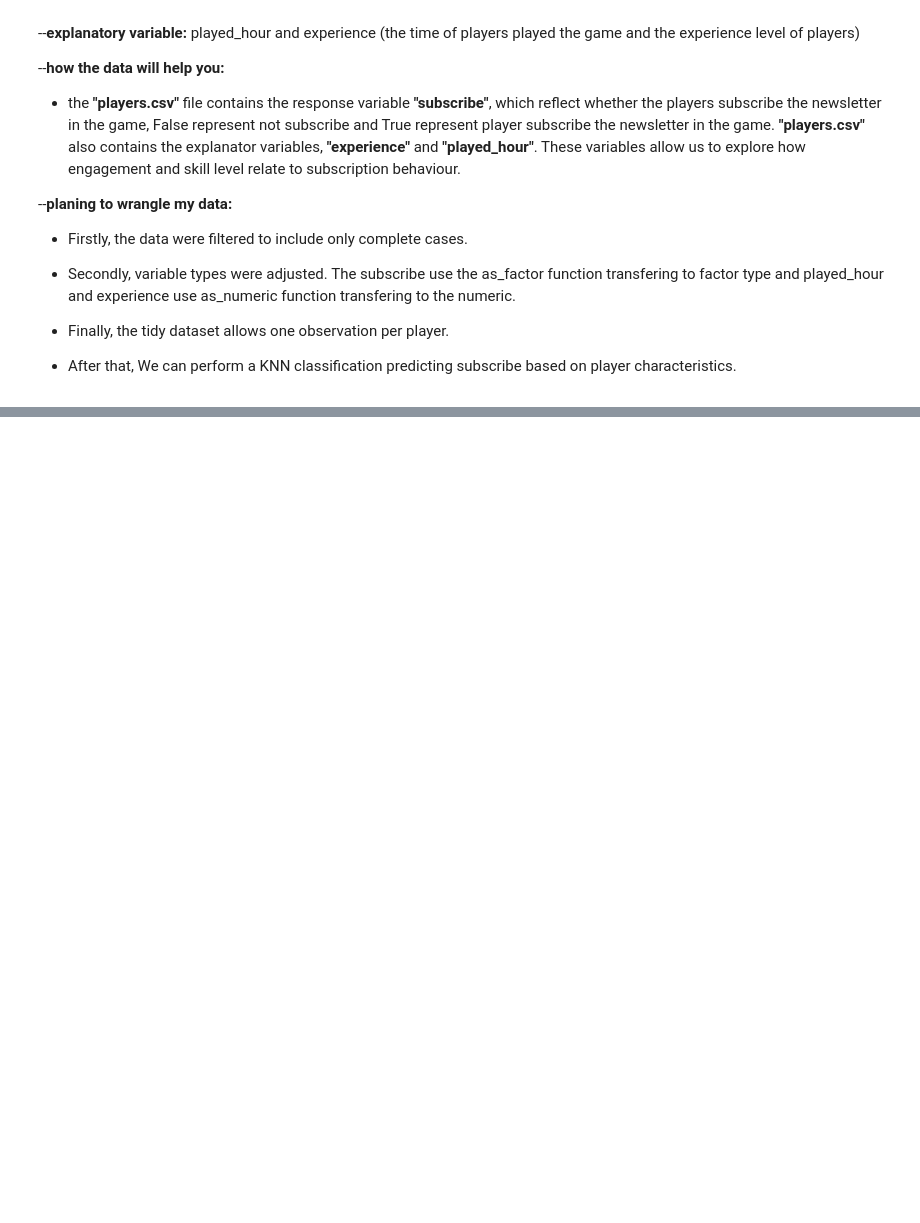
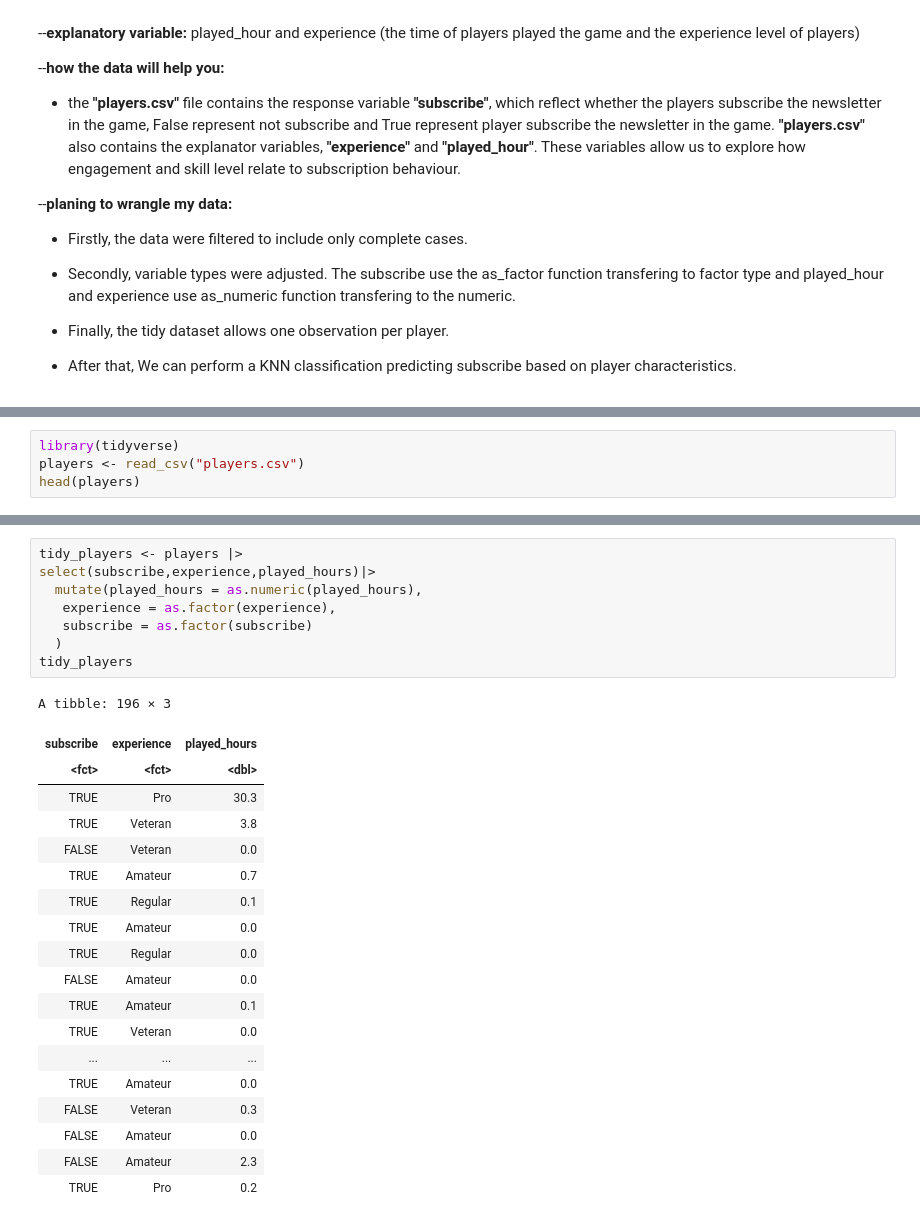
Before and after one commit to yunan-Deng/daci100_project_033_yunan_deng, a Jupyter notebook: individual_yunan_project.ipynb, the cells around one changed output, grey strips where cells are left out. Cells and saved outputs as stored; diff of their text form; blank space fills up the shorter version.

```diff
--- a/individual_yunan_project.ipynb
+++ b/individual_yunan_project.ipynb
@@ -328,0 +332,4 @@ A spec_tbl_df: 1 × 1
+# %%
+library(tidyverse)
+players <- read_csv("players.csv")
+head(players)
@@ -328,0 +355,28 @@ A spec_tbl_df: 1 × 1
+# %%
+tidy_players <- players |>
+select(subscribe,experience,played_hours)|>
+  mutate(played_hours = as.numeric(played_hours),
+   experience = as.factor(experience),
+   subscribe = as.factor(subscribe)
+  )
+tidy_players
+# %% [output]
+A tibble: 196 × 3
+| subscribe | experience | played_hours |
+| <fct> | <fct> | <dbl> |
+| TRUE | Pro | 30.3 |
+| TRUE | Veteran | 3.8 |
+| FALSE | Veteran | 0.0 |
+| TRUE | Amateur | 0.7 |
+| TRUE | Regular | 0.1 |
+| TRUE | Amateur | 0.0 |
+| TRUE | Regular | 0.0 |
+| FALSE | Amateur | 0.0 |
+| TRUE | Amateur | 0.1 |
+| TRUE | Veteran | 0.0 |
+| ... | ... | ... |
+| TRUE | Amateur | 0.0 |
+| FALSE | Veteran | 0.3 |
+| FALSE | Amateur | 0.0 |
+| FALSE | Amateur | 2.3 |
+| TRUE | Pro | 0.2 |
```
Also changed, not shown: parts of 3 cells of this notebook.
